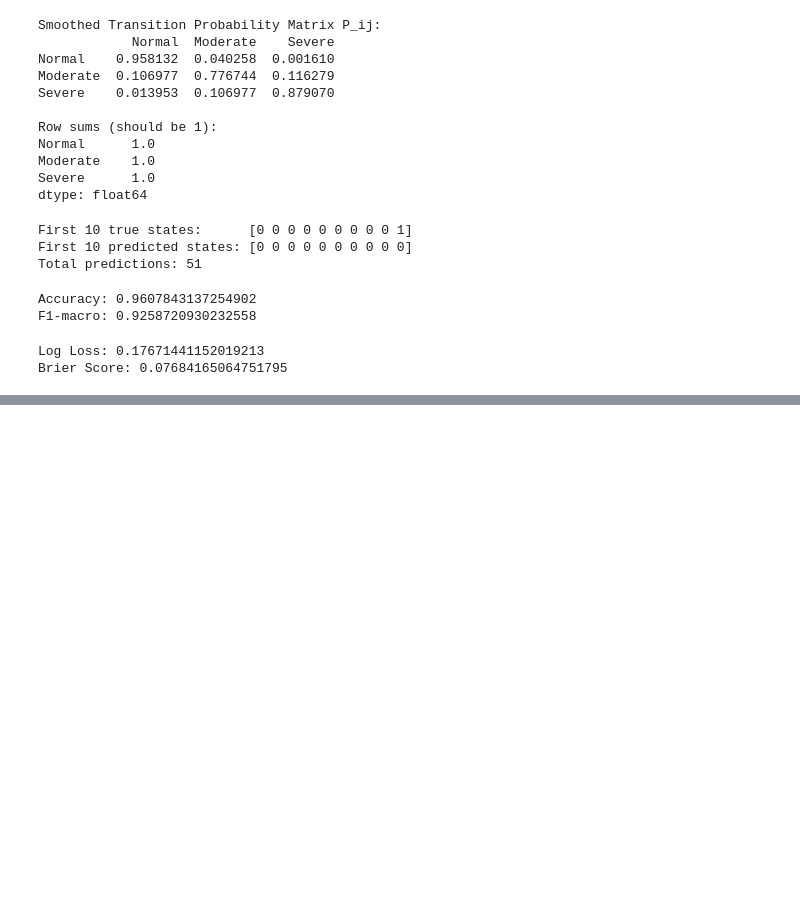
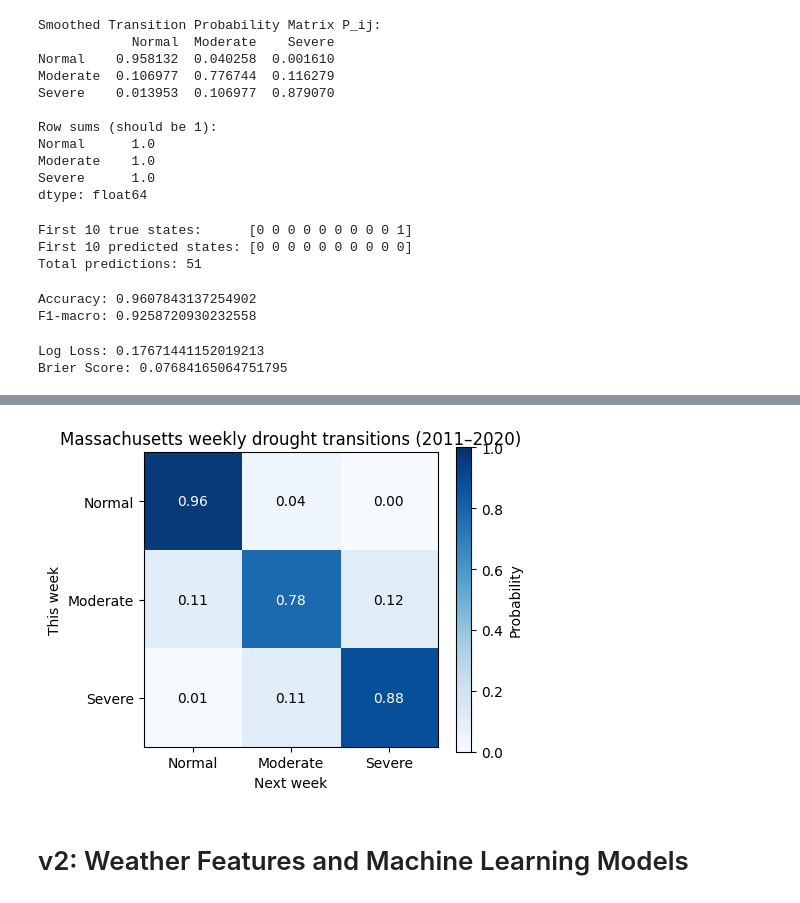
Before and after one commit to satwikachowdary/massachusetts-drought-forecasting, a Jupyter notebook: Drought.ipynb, the cells around one changed output, grey strips where cells are left out. Cells and saved outputs as stored; diff of their text form; code cells hidden in the pictures; blank space fills up the shorter version.

```diff
--- a/Drought.ipynb
+++ b/Drought.ipynb
@@ -221,0 +383,19 @@ Brier Score: 0.07684165064751795
+# %%
+alpha = 0.5
+num_states = 3
+
+# Apply smoothing formula
+P_suffolk = (N_suffolk + alpha) / (N_suffolk.sum(axis=1, keepdims=True) + alpha * num_states)
+
+# Display nicely
+P_suffolk_df = pd.DataFrame(
+    P_suffolk,
+    index=['Normal', 'Moderate', 'Severe'],
+    columns=['Normal', 'Moderate', 'Severe']
+)
+
+print("Smoothed Transition Matrix (Suffolk):")
+print(P_suffolk_df)
+
+print("\nRow sums:")
+print(P_suffolk_df.sum(axis=1))
@@ -221,0 +554,28 @@ Brier Score: 0.07684165064751795
+# %%
+import matplotlib.pyplot as plt
+import os
+
+os.makedirs("images", exist_ok=True)
+labels = ["Normal", "Moderate", "Severe"]
+
+fig, ax = plt.subplots(figsize=(5, 4))
+im = ax.imshow(P, cmap="Blues", vmin=0, vmax=1)
+ax.set_xticks(range(3)); ax.set_xticklabels(labels)
+ax.set_yticks(range(3)); ax.set_yticklabels(labels)
+ax.set_xlabel("Next week"); ax.set_ylabel("This week")
+ax.set_title("Massachusetts weekly drought transitions (2011–2020)")
+for i in range(3):
+    for j in range(3):
+        ax.text(j, i, f"{P[i, j]:.2f}", ha="center", va="center",
+                color="white" if P[i, j] > 0.5 else "black")
+fig.colorbar(im, ax=ax, label="Probability")
+plt.tight_layout()
+plt.savefig("images/transition_matrix.png", dpi=150)
+plt.show()
+
+# In Colab, download it:
+# from google.colab import files; files.download("images/transition_matrix.png")
+# %% [output]
+[figure, added]
+# %% [markdown]
+   # v2: Weather Features and Machine Learning Models
```
Also changed, not shown: parts of 18 cells of this notebook, 5 other files.
